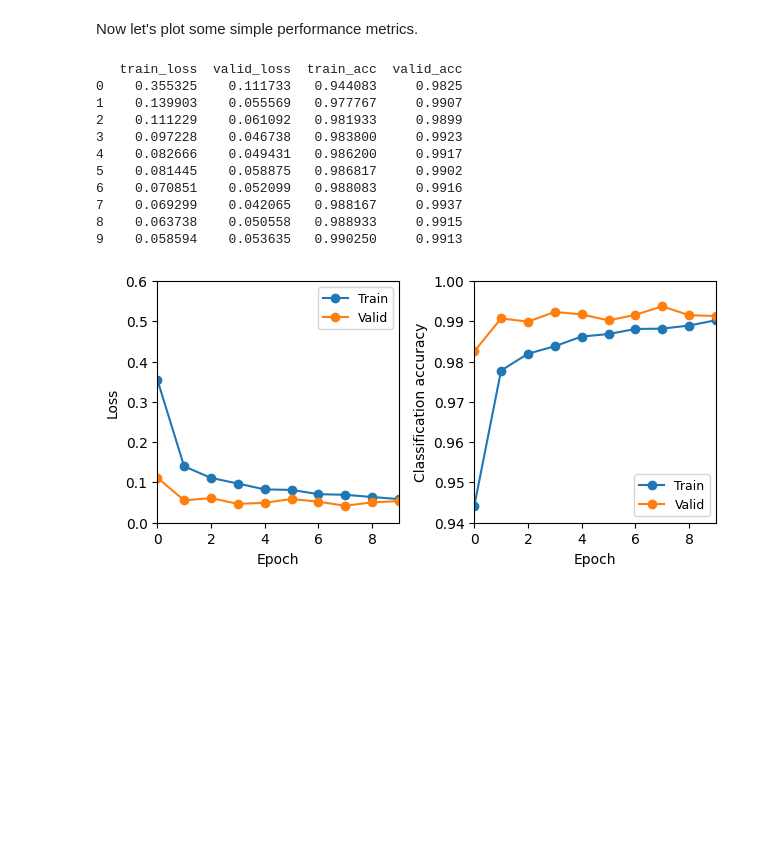
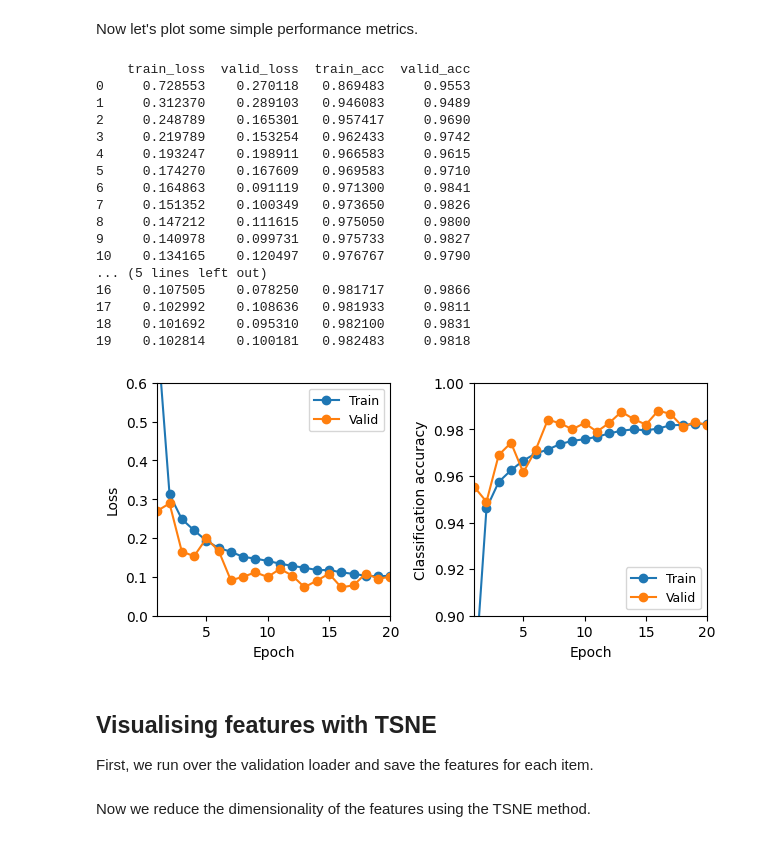
Before and after one commit to jdenholm/TorchTools, a Jupyter notebook: demos/simple_conv_net_2d_mnist_demo.ipynb, the cells around one changed output. Drawn from its saved outputs; the diff is of its cells as text; code cells hidden in the pictures; blank space fills up the shorter version.

```diff
--- a/demos/simple_conv_net_2d_mnist_demo.ipynb
+++ b/demos/simple_conv_net_2d_mnist_demo.ipynb
@@ -28,7 +28,8 @@ train_set = MNIST(
     transform=Compose(
         [
             ToTensor(),
-            RandomRotation(45),
+            ColorJitter(brightness=0.2),
+            RandomRotation(180),
         ]
     ),
     target_transform=Compose([lambda x: eye(10)[x]]),
@@ -233,7 +234,7 @@ Now we can train the model.
 # %%
 from time import perf_counter
 
-num_epochs = 10
+num_epochs = 20
 
 training_loss, validation_loss = [], []
 training_acc, validation_acc = [], []
@@ -273,6 +284,7 @@ Epoch 10 time = 17.18 seconds
 Now let's plot some simple performance metrics.
 # %%
 from pandas import DataFrame
+from numpy import diff, linspace
 
 metrics = DataFrame(
     columns=["train_loss", "valid_loss", "train_acc", "valid_acc"],
@@ -280,51 +292,62 @@ metrics = DataFrame(
         training_loss,
         validation_loss,
         training_acc,
         validation_acc,
     ),
 )
 
 print(metrics)
 
 
 fig, axes = plt.subplots(1, 2)
 
-axes[0].plot(metrics.train_loss, "-o", label="Train")
-axes[0].plot(metrics.valid_loss, "-o", label="Valid")
+x_points = linspace(1, len(metrics), len(metrics))
 
-axes[1].plot(metrics.train_acc, "-o", label="Train")
-axes[1].plot(metrics.valid_acc, "-o", label="Valid")
+axes[0].plot(x_points, metrics.train_loss, "-o", label="Train")
+axes[0].plot(x_points, metrics.valid_loss, "-o", label="Valid")
+
+axes[1].plot(x_points, metrics.train_acc, "-o", label="Train")
+axes[1].plot(x_points, metrics.valid_acc, "-o", label="Valid")
 
 
 for axis in axes.ravel():
-    axis.set_xlim(left=0, right=len(training_loss) - 1)
+    axis.set_xlim(left=x_points.min(), right=x_points.max())
     axis.set_xlabel("Epoch")
 
 axes[0].set_ylim(bottom=0.0, top=0.6)
-axes[1].set_ylim(bottom=0.94, top=1.0)
+axes[1].set_ylim(bottom=0.90, top=1.0)
 
 for axis in axes.ravel():
+    axis.legend(fontsize=9)
     axis.set_aspect(
-        (axis.get_xlim()[1] - axis.get_xlim()[0])
-        / (axis.get_ylim()[1] - axis.get_ylim()[0]),
+        diff(axis.get_xlim()) / diff(axis.get_ylim()),
     )
-    axis.legend(fontsize=9)
 
 axes[0].set_ylabel("Loss")
 axes[1].set_ylabel("Classification accuracy")
 
 
 fig.tight_layout()
 # %% [output]
-   train_loss  valid_loss  train_acc  valid_acc
-0    0.355325    0.111733   0.944083     0.9825
-1    0.139903    0.055569   0.977767     0.9907
-2    0.111229    0.061092   0.981933     0.9899
-3    0.097228    0.046738   0.983800     0.9923
-4    0.082666    0.049431   0.986200     0.9917
-5    0.081445    0.058875   0.986817     0.9902
-6    0.070851    0.052099   0.988083     0.9916
-7    0.069299    0.042065   0.988167     0.9937
-8    0.063738    0.050558   0.988933     0.9915
-9    0.058594    0.053635   0.990250     0.9913
+    train_loss  valid_loss  train_acc  valid_acc
+0     0.728553    0.270118   0.869483     0.9553
+1     0.312370    0.289103   0.946083     0.9489
+2     0.248789    0.165301   0.957417     0.9690
+3     0.219789    0.153254   0.962433     0.9742
+4     0.193247    0.198911   0.966583     0.9615
+5     0.174270    0.167609   0.969583     0.9710
+6     0.164863    0.091119   0.971300     0.9841
+7     0.151352    0.100349   0.973650     0.9826
+8     0.147212    0.111615   0.975050     0.9800
+9     0.140978    0.099731   0.975733     0.9827
+10    0.134165    0.120497   0.976767     0.9790
+... (5 lines left out)
+16    0.107505    0.078250   0.981717     0.9866
+17    0.102992    0.108636   0.981933     0.9811
+18    0.101692    0.095310   0.982100     0.9831
+19    0.102814    0.100181   0.982483     0.9818
-[figure, old version]
+[figure, new version]
+# %% [markdown]
+## Visualising features with TSNE
+
+First, we run over the validation loader and save the features for each item.
@@ -330,0 +372,2 @@ fig.tight_layout()
+# %% [markdown]
+Now we reduce the dimensionality of the features using the TSNE method.
```
Also changed, not shown: parts of 6 cells of this notebook.
